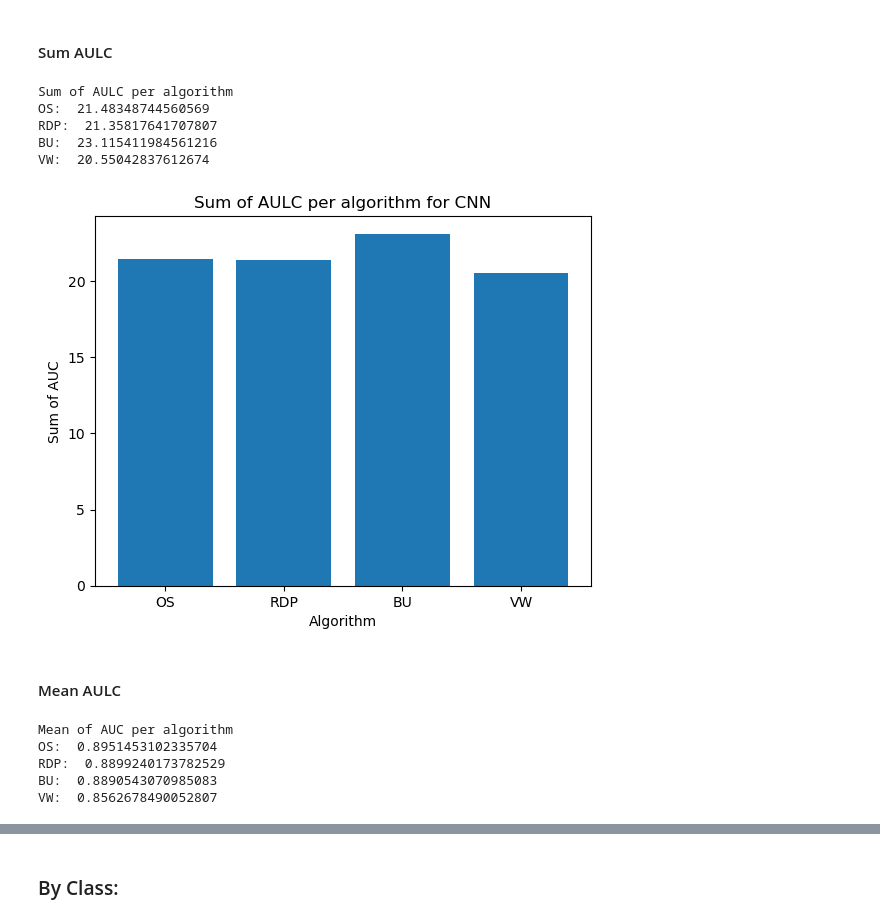
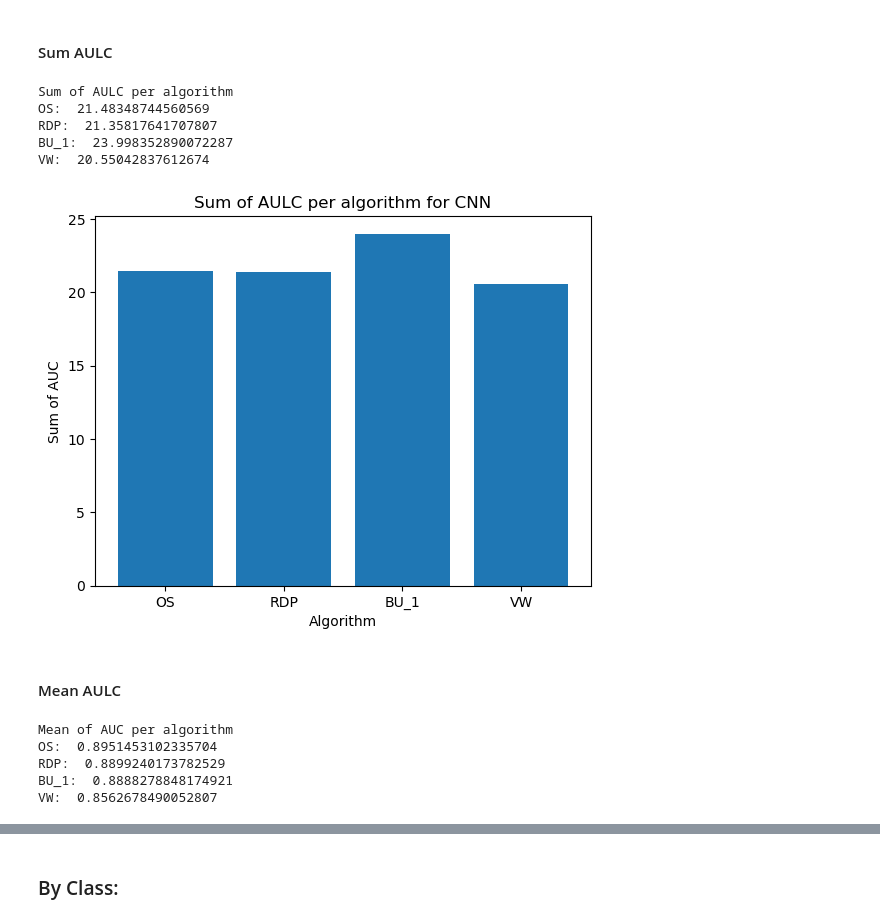
Before and after one commit to femartip/XAI_time_series, a Jupyter notebook: results/global_results.ipynb, the cells around one changed output, grey strips where cells are left out. Cells and saved outputs as stored; diff of their text form; code cells hidden in the pictures.

```diff
--- a/results/global_results.ipynb
+++ b/results/global_results.ipynb
@@ -5,7 +5,7 @@ import os
 import numpy as np
 # %%
 results = pd.read_csv('results.csv')
-results = results.query("simp_algorithm == ['OS','RDP','VW','BU']")
+results = results.query("simp_algorithm == ['OS','RDP','VW','BU_1']")
 results["dataset"] = results["dataset"].apply(lambda x: x.replace("TEST_normalized", ""))
 results["model"] = results["model"].apply(lambda x: x.split(".")[0].replace("_norm", ""))
 results.head(5)
@@ -322,45 +322,45 @@ results_cnn = results.query('model == "cnn"')
 # %%
 os_alg_sum_cnn = results_cnn.query('simp_algorithm == "OS"')["performance"].sum()
 rdp_alg_sum_cnn = results_cnn.query('simp_algorithm == "RDP"')["performance"].sum()
-bu_alg_sum_cnn = results_cnn.query('simp_algorithm == "BU"')["performance"].sum()
+bu_alg_sum_cnn = results_cnn.query('simp_algorithm == "BU_1"')["performance"].sum()
 vw_alg_sum_cnn = results_cnn.query('simp_algorithm == "VW"')["performance"].sum()
 print("Sum of AULC per algorithm")
 print("OS: ", os_alg_sum_cnn)
 print("RDP: ", rdp_alg_sum_cnn)
-print("BU: ", bu_alg_sum_cnn)
+print("BU_1: ", bu_alg_sum_cnn)
 print("VW: ", vw_alg_sum_cnn)
 # %% [output]
 Sum of AULC per algorithm
 OS:  21.48348744560569
 RDP:  21.35817641707807
-BU:  23.115411984561216
+BU_1:  23.998352890072287
 VW:  20.55042837612674
 # %%
 sum_auc = [os_alg_sum_cnn, rdp_alg_sum_cnn, bu_alg_sum_cnn, vw_alg_sum_cnn]
-plt.bar(['OS', 'RDP', 'BU', 'VW'],sum_auc)
+plt.bar(['OS', 'RDP', 'BU_1', 'VW'],sum_auc)
 plt.title('Sum of AULC per algorithm for CNN')
 plt.xlabel('Algorithm')
 plt.ylabel('Sum of AUC')
 plt.show()
 # %% [output]
-[figure, old version]
+[figure, new version]
 # %% [markdown]
 #### Mean AULC
 # %%
 os_alg_mean_cnn = results_cnn.query('simp_algorithm == "OS"')["performance"].mean()
 rdp_alg_mean_cnn = results_cnn.query('simp_algorithm == "RDP"')["performance"].mean()
-bu_alg_mean_cnn = results_cnn.query('simp_algorithm == "BU"')["performance"].mean()
+bu_alg_mean_cnn = results_cnn.query('simp_algorithm == "BU_1"')["performance"].mean()
 vw_alg_mean_cnn = results_cnn.query('simp_algorithm == "VW"')["performance"].mean()
 print("Mean of AUC per algorithm")
 print("OS: ", os_alg_mean_cnn)
 print("RDP: ", rdp_alg_mean_cnn)
-print("BU: ", bu_alg_mean_cnn)
+print("BU_1: ", bu_alg_mean_cnn)
 print("VW: ", vw_alg_mean_cnn)
 # %% [output]
 Mean of AUC per algorithm
 OS:  0.8951453102335704
 RDP:  0.8899240173782529
-BU:  0.8890543070985083
+BU_1:  0.8888278848174921
 VW:  0.8562678490052807
 # %%
 sum_auc = [os_alg_mean_cnn, rdp_alg_mean_cnn, bu_alg_mean_cnn, vw_alg_mean_cnn]
```
Also changed, not shown: parts of 29 cells of this notebook.
